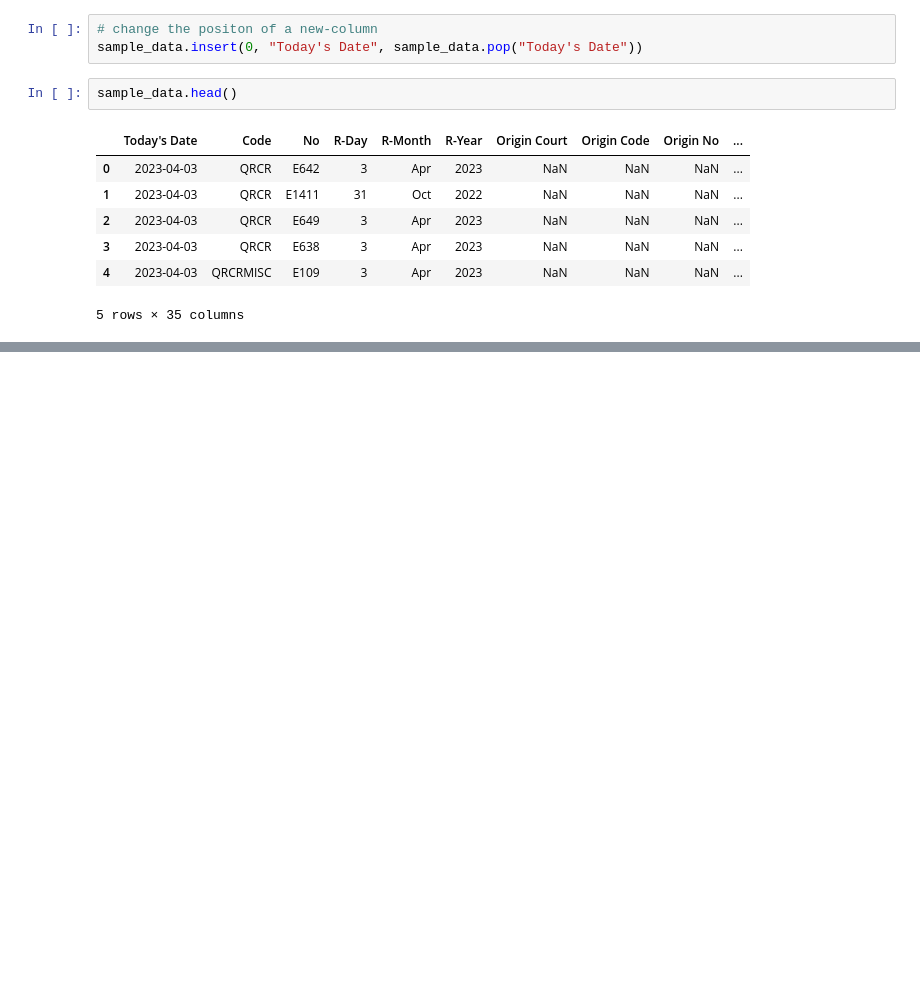
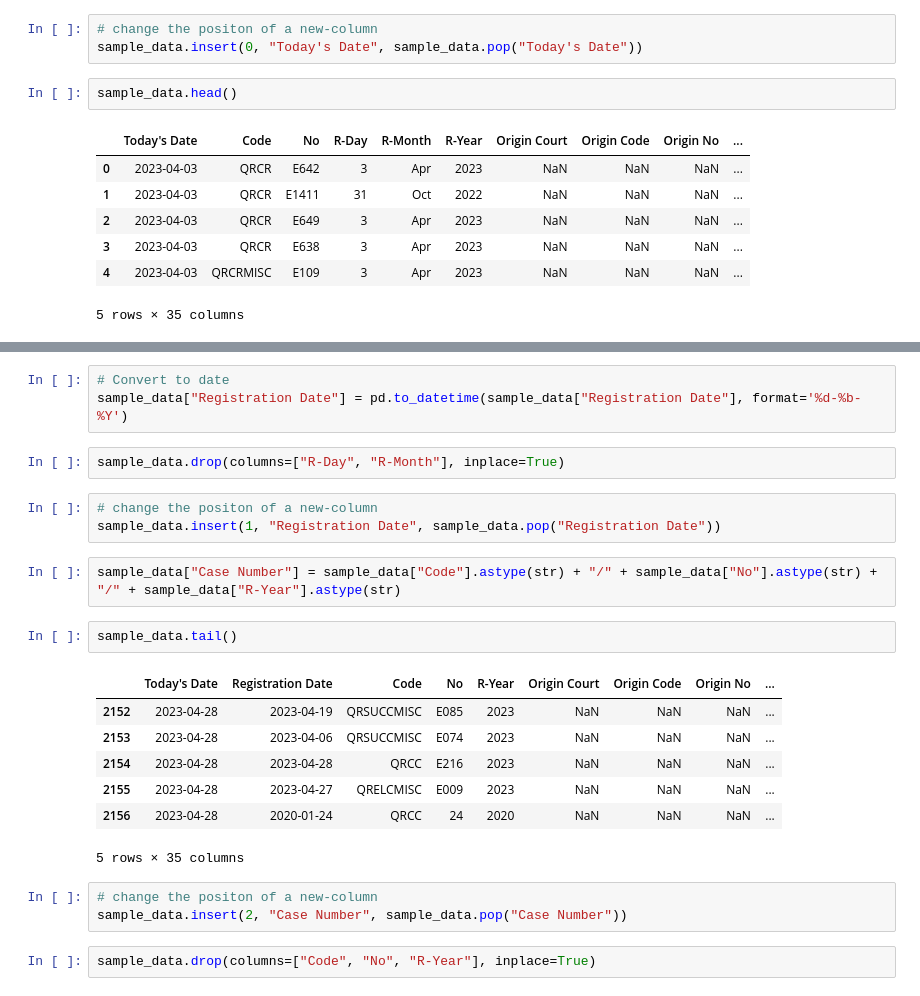
Before and after one commit to kocheli/Data-Analysis, a Jupyter notebook: martin.ipynb, the cells around one changed output, grey strips where cells are left out. Saved outputs shown, nothing was run; the diff lists cells and outputs as text; blank space fills up the shorter version.

```diff
--- a/martin.ipynb
+++ b/martin.ipynb
@@ -130,0 +143,25 @@ sample_data.head()
+# %%
+# Convert to date
+sample_data["Registration Date"] = pd.to_datetime(sample_data["Registration Date"], format='%d-%b-%Y')
+# %%
+sample_data.drop(columns=["R-Day", "R-Month"], inplace=True)
+# %%
+# change the positon of a new-column
+sample_data.insert(1, "Registration Date", sample_data.pop("Registration Date"))
+# %%
+sample_data["Case Number"] = sample_data["Code"].astype(str) + "/" + sample_data["No"].astype(str) + "/" + sample_data["R-Year"].astype(str)
+# %%
+sample_data.tail()
+# %% [output]
+|  | Today's Date | Registration Date | Code | No | R-Year | Origin Court | Origin Code | Origin No | ... |
+| 2152 | 2023-04-28 | 2023-04-19 | QRSUCCMISC | E085 | 2023 | NaN | NaN | NaN | ... |
+| 2153 | 2023-04-28 | 2023-04-06 | QRSUCCMISC | E074 | 2023 | NaN | NaN | NaN | ... |
+| 2154 | 2023-04-28 | 2023-04-28 | QRCC | E216 | 2023 | NaN | NaN | NaN | ... |
+| 2155 | 2023-04-28 | 2023-04-27 | QRELCMISC | E009 | 2023 | NaN | NaN | NaN | ... |
+| 2156 | 2023-04-28 | 2020-01-24 | QRCC | 24 | 2020 | NaN | NaN | NaN | ... |
+5 rows × 35 columns
+# %%
+# change the positon of a new-column
+sample_data.insert(2, "Case Number", sample_data.pop("Case Number"))
+# %%
+sample_data.drop(columns=["Code", "No", "R-Year"], inplace=True)
```
Also changed, not shown: parts of 24 cells of this notebook.
